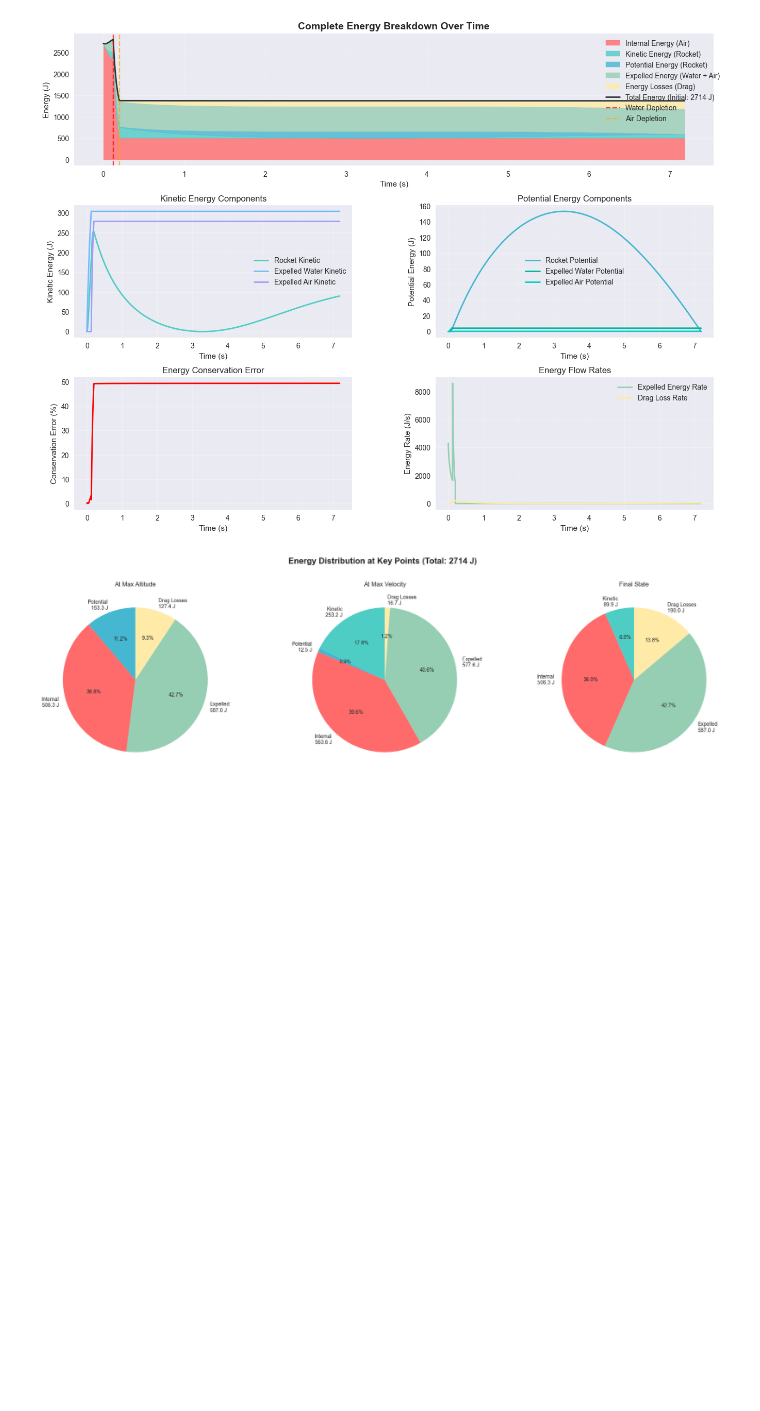
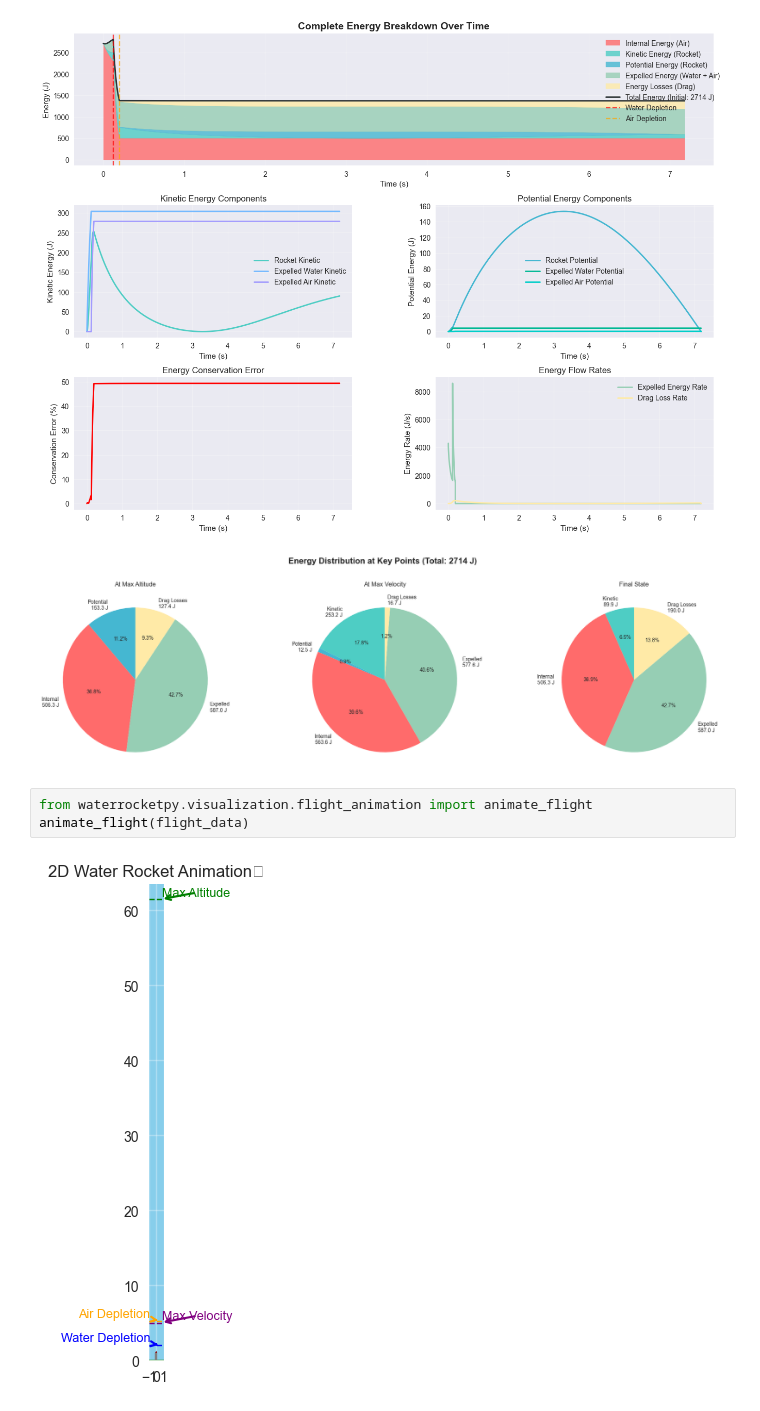
Before and after one commit to Cube002/waterrocketpy, a Jupyter notebook: docs/examples/getting_started.ipynb, the cells around one changed output. Drawn from its saved outputs; the diff is of its cells as text; blank space fills up the shorter version.

```diff
--- a/docs/examples/getting_started.ipynb
+++ b/docs/examples/getting_started.ipynb
@@ -92,3 +80,8 @@ create_energy_summary_chart(energy_components, flight_data)
 5. Creating energy breakdown plots...
 [figure]
 [figure]
+# %%
+from waterrocketpy.visualization.flight_animation import animate_flight
+animate_flight(flight_data)
+# %% [output]
+[figure, added]
```
Also changed, not shown: parts of 2 cells of this notebook, 7 other files.
